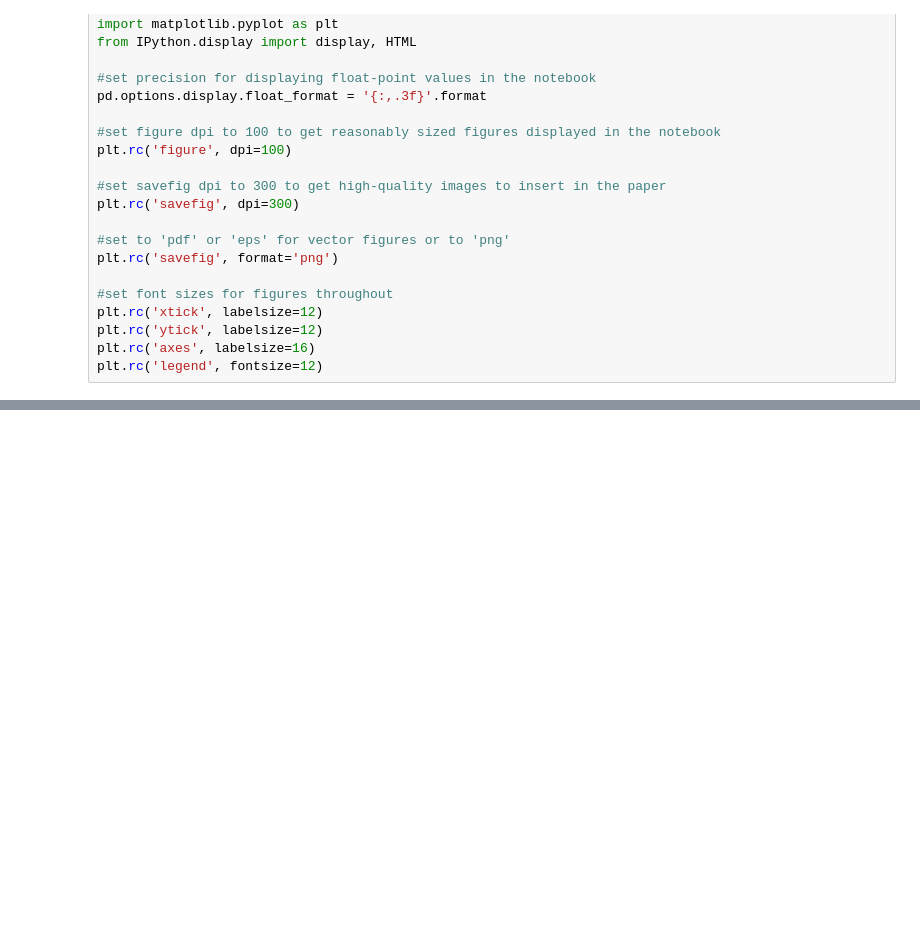
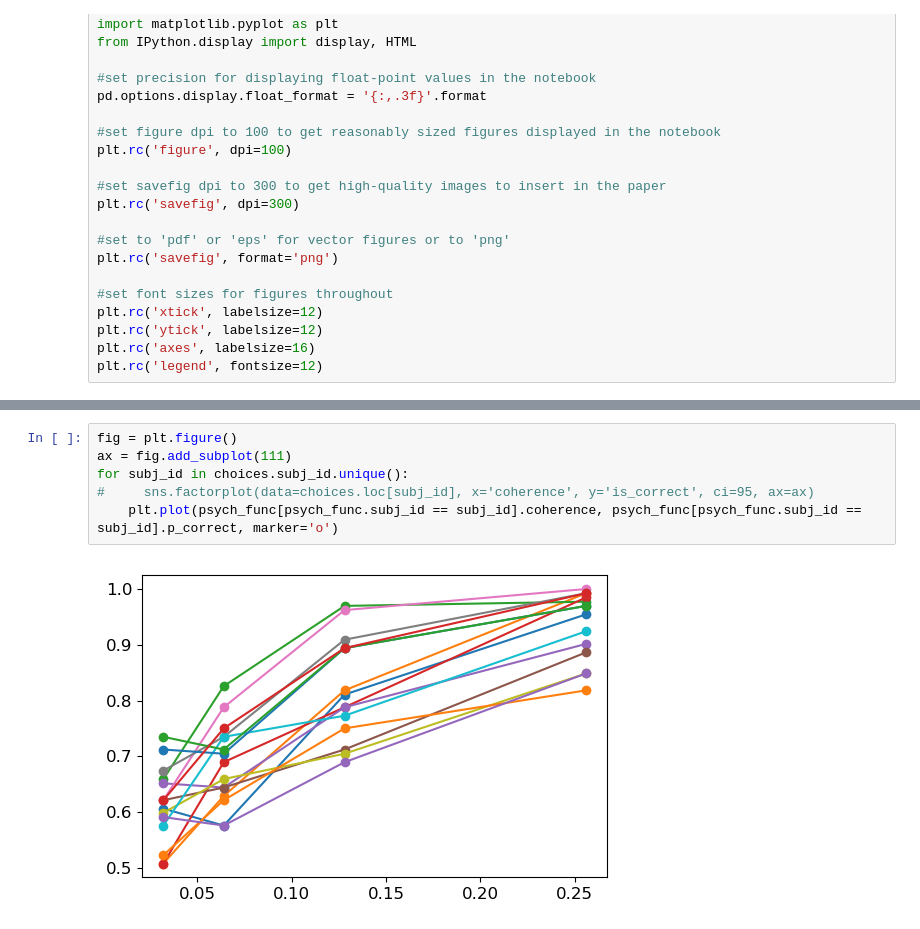
Before and after one commit to cherepaha/eyehand_confidence, a Jupyter notebook: analysis.ipynb, the cells around one changed output, grey strips where cells are left out. Drawn from its saved outputs; the diff is of its cells as text; blank space fills up the shorter version.

```diff
--- a/analysis.ipynb
+++ b/analysis.ipynb
@@ -31,0 +63,8 @@ choices, dynamics, gamble = dr.get_data(path='../../data/HEM_AK/processed/')
+# %%
+fig = plt.figure()
+ax = fig.add_subplot(111)
+for subj_id in choices.subj_id.unique():
+#     sns.factorplot(data=choices.loc[subj_id], x='coherence', y='is_correct', ci=95, ax=ax)
+    plt.plot(psych_func[psych_func.subj_id == subj_id].coherence, psych_func[psych_func.subj_id == subj_id].p_correct, marker='o')
+# %% [output]
+[figure, added]
```
Also changed, not shown: parts of 13 cells of this notebook, 2 other files.
